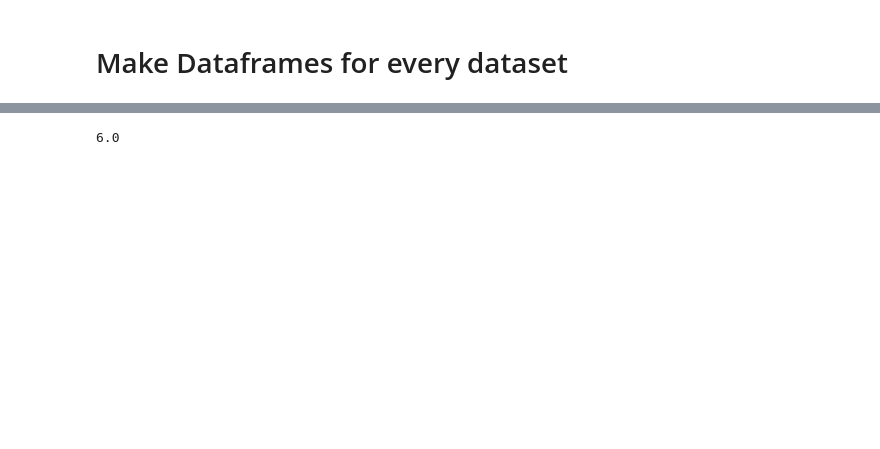
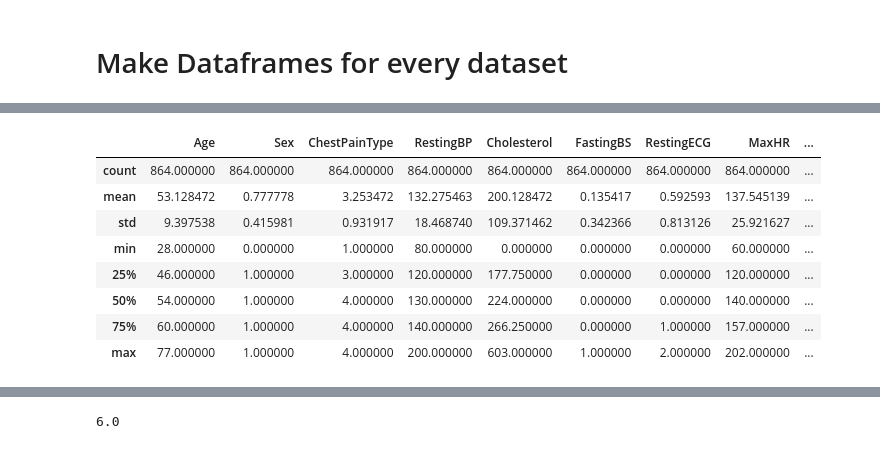
Before and after one commit to romyho-w/Thesis_FL_Ectrie, a Jupyter notebook: FL_HE_2/HE_fl may.ipynb, the cells around one changed output, grey strips where cells are left out. Saved outputs shown, nothing was run; the diff lists cells and outputs as text; code cells hidden in the pictures; blank space fills up the shorter version.

```diff
--- a/FL_HE_2/HE_fl may.ipynb
+++ b/FL_HE_2/HE_fl may.ipynb
@@ -66,3 +110,15 @@ df_dict ={
+# %%
+dfs.describe()
+# %% [output]
+|  | Age | Sex | ChestPainType | RestingBP | Cholesterol | FastingBS | RestingECG | MaxHR | ... |
+| count | 864.000000 | 864.000000 | 864.000000 | 864.000000 | 864.000000 | 864.000000 | 864.000000 | 864.000000 | ... |
+| mean | 53.128472 | 0.777778 | 3.253472 | 132.275463 | 200.128472 | 0.135417 | 0.592593 | 137.545139 | ... |
+| std | 9.397538 | 0.415981 | 0.931917 | 18.468740 | 109.371462 | 0.342366 | 0.813126 | 25.921627 | ... |
+| min | 28.000000 | 0.000000 | 1.000000 | 80.000000 | 0.000000 | 0.000000 | 0.000000 | 60.000000 | ... |
+| 25% | 46.000000 | 1.000000 | 3.000000 | 120.000000 | 177.750000 | 0.000000 | 0.000000 | 120.000000 | ... |
+| 50% | 54.000000 | 1.000000 | 4.000000 | 130.000000 | 224.000000 | 0.000000 | 0.000000 | 140.000000 | ... |
+| 75% | 60.000000 | 1.000000 | 4.000000 | 140.000000 | 266.250000 | 0.000000 | 1.000000 | 157.000000 | ... |
+| max | 77.000000 | 1.000000 | 4.000000 | 200.000000 | 603.000000 | 1.000000 | 2.000000 | 202.000000 | ... |
 # %%
 clients = []
 glob_model = LR(n_features)
```
Also changed, not shown: parts of 18 cells of this notebook.
